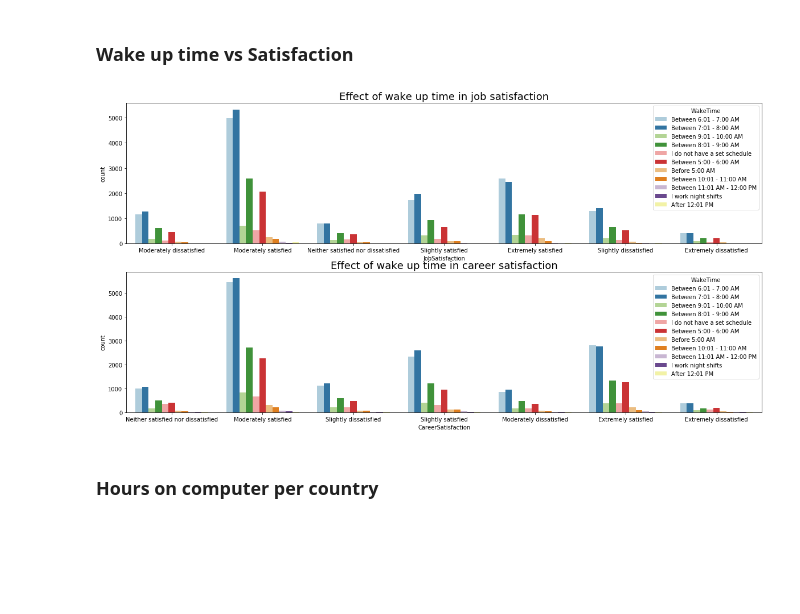
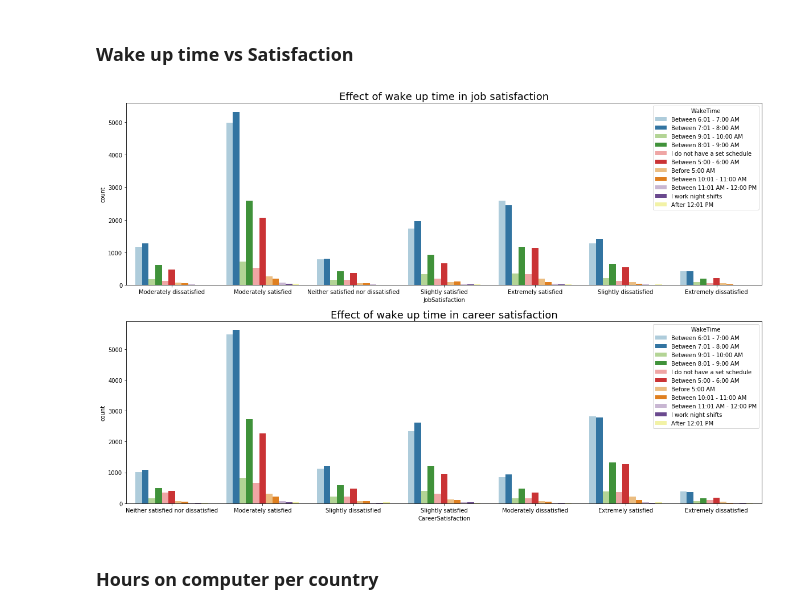
Before and after one commit to sghaida/sof_analysis, a Jupyter notebook: notebooks/analysis.ipynb, the cells around one changed output. Drawn from its saved outputs; the diff is of its cells as text; code cells hidden in the pictures; blank space fills up the shorter version.

```diff
--- a/notebooks/analysis.ipynb
+++ b/notebooks/analysis.ipynb
@@ -94,14 +94,44 @@ education = {
 
 }
 
+job_search_tatus = {
+    'I am actively looking for a job': 'yes',
+    'I’m not actively looking, but I am open to new opportunities':'open',
+    'I am not interested in new job opportunities': 'no'
+}
+
 data['Employment'].replace(employment, inplace=True)
 data["Employment"].fillna("unknown",inplace=True)
 
 data["FormalEducation"].replace(education, inplace=True)
 data["FormalEducation"].fillna("unknown", inplace=True)
 
+data['JobSearchStatus'].replace(job_search_tatus,inplace=True)
+data["JobSearchStatus"].fillna("unknown", inplace=True)
+
 data["TimeAfterBootcamp"][data["TimeAfterBootcamp"] == "I already had a full-time job as a developer when I began the program"] = "Already had a job"
 
+data['Salary'] = pd.to_numeric(data['Salary'], errors='coerce')
+
+
+def fix_salary(sal):
+    if sal is np.nan:
+        return 'unknown'
+    if sal < 10000:
+        return '<10K'
+    elif sal < 50000:
+        return '<50K'
+    elif sal < 100000:
+        return '<100K'
+    elif sal < 150000:
+        return '<150K'
+    elif sal < 200000:
+        return '<200K'
+    else:
+        return '>200K'
+
+data['Salary_norm'] = data['Salary'].apply(fix_salary)
+
 data.head()
 # %% [output]
 |  | Respondent | Hobby | OpenSource | Country | Student | Employment | FormalEducation | UndergradMajor | ... |
@@ -280,22 +343,22 @@ plt.xticks(rotation='vertical')
 # %% [markdown]
 ### Wake up time vs Satisfaction
 # %%
-gs = gridspec.GridSpec(2, 1)
-fig = plt.figure(figsize=(20,10))
+gs = gridspec.GridSpec(3, 1)
+fig = plt.figure(figsize=(20,20))
 
-ax1 = fig.add_subplot(gs[0:1])
+ax1 = fig.add_subplot(gs[0])
 sns.factorplot(x="JobSatisfaction", kind="count",hue="WakeTime", data=countries_data_df, ax=ax1, palette='Paired')
 
-ax2 = fig.add_subplot(gs[1:])
+ax2 = fig.add_subplot(gs[1])
 sns.factorplot(x='CareerSatisfaction', kind="count", hue='WakeTime', data=countries_data_df, ax=ax2, palette='Paired')
 
 ax1.set_title('Effect of wake up time in job satisfaction', fontsize=18)
 ax2.set_title('Effect of wake up time in career satisfaction', fontsize=18)
 
 plt.close(2)
 plt.close(3)
 # %% [output]
-[figure, old version]
+[figure, new version]
 # %% [markdown]
 ### Hours on computer per country
 # %%
```
Also changed, not shown: parts of 17 cells of this notebook.
